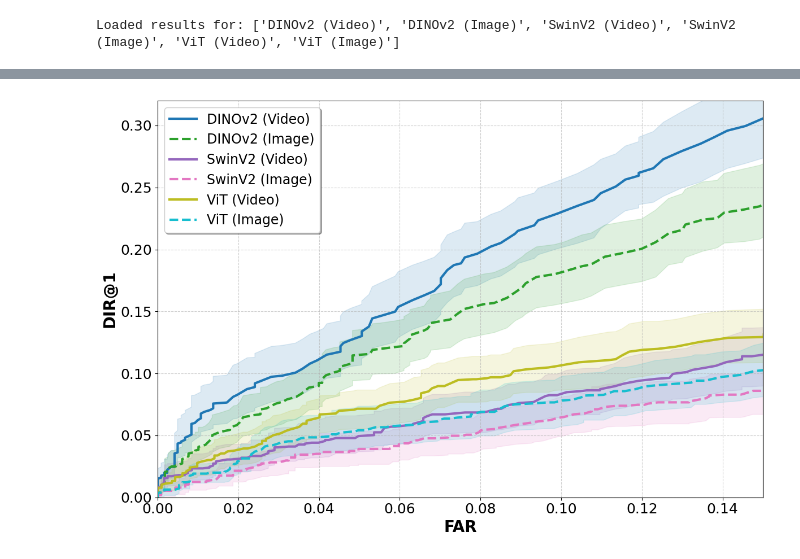
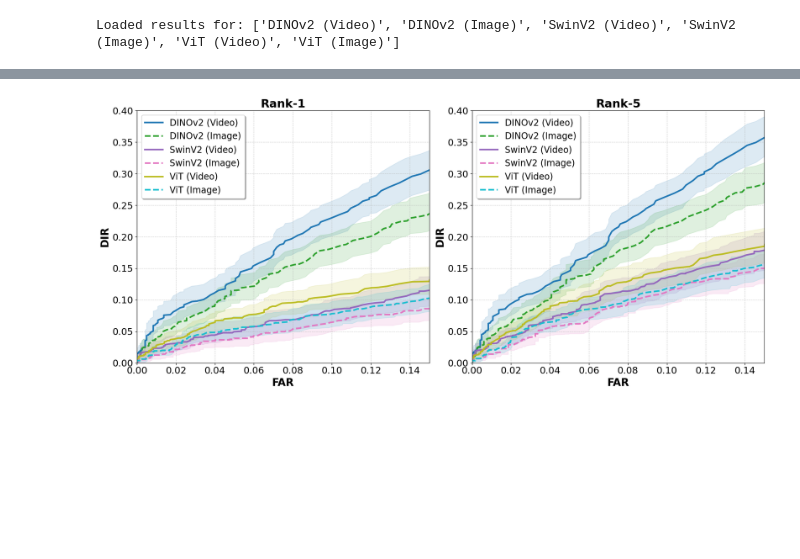
Before and after one commit to markoMedved/DogReID-1553, a Jupyter notebook: evaluation/open_set_plots.ipynb, the cells around one changed output, grey strips where cells are left out. Saved outputs shown, nothing was run; the diff lists cells and outputs as text; code cells hidden in the pictures; blank space fills up the shorter version.

```diff
--- a/evaluation/open_set_plots.ipynb
+++ b/evaluation/open_set_plots.ipynb
@@ -105,52 +134,66 @@ ViT (Image)               | 0.019 [0.012, 0.027] | 0.054 [0.040, 0.074] | 0.078
 # %%
 # -------------------------------------------------------------
 # --- Plotting Configuration ---
 # -------------------------------------------------------------
 MAX_FAR = 0.15
 FAR_TICK_STEP = 0.02
 FONT_SIZE = 18
-MAX_DIR = 0.32
+
+# Separate MAX_DIR limits because Rank-5 values will be much higher than Rank-1
+MAX_DIR_R1 = 0.4
+MAX_DIR_R5 = 0.4  # <-- Adjust this depending on your results
 
 # -------------------------------------------------------------
-# --- Plotting Open-World Curves ---
+# --- Plotting Open-World Curves (Side-by-Side Subplots) ---
 # -------------------------------------------------------------
 
-plt.figure(figsize=(12, 8)) # Slightly larger figure helps with large fonts
-# Ensure we use the loaded dictionary name
-colors = plt.cm.get_cmap('tab10', len(all_results))
+# Create a figure with 1 row and 2 columns
+fig, axes = plt.subplots(1, 2, figsize=(18, 8))
 
-for i, (name, res) in enumerate(all_results.items()):
-    fars = res["mean_fars"]
-    dirs = res["mean_dirs"]
-    dirs_lower = res["lower_dirs"]
-    dirs_upper = res["upper_dirs"]
-    color = colors(i)
+plot_configs = [
+    {"suffix": "r1", "title": "Rank-1", "max_dir": MAX_DIR_R1, "ax": axes[0]},
+    {"suffix": "r5", "title": "Rank-5", "max_dir": MAX_DIR_R5, "ax": axes[1]}
+]
 
-    plt.fill_between(fars, dirs_lower, dirs_upper, color=color, alpha=0.15)
+for config in plot_configs:
+    ax = config["ax"]
+    colors = plt.cm.get_cmap('tab10', len(all_results))
 
-    line_style = '-' if "(Video)" in name or "(Image)" not in name else '--'
-    plt.plot(fars, dirs, color=color, linestyle=line_style, linewidth=3, label=name)
+    for i, (name, res) in enumerate(all_results.items()):
+        fars       = res["mean_fars"]
 
-# --- Format the Plot with Larger Fonts ---
-plt.xlabel("FAR", fontsize=FONT_SIZE + 2, fontweight='bold')
-plt.ylabel("DIR@1", fontsize=FONT_SIZE + 2, fontweight='bold')
+        # Dynamically grab the correct keys based on the current loop (r1 or r5)
+        dirs       = res[f"mean_dirs_{config['suffix']}"]
+        dirs_lower = res[f"lower_dirs_{config['suffix']}"]
+        dirs_upper = res[f"upper_dirs_{config['suffix']}"]
 
-# --- Axis Tick Labels ---
-plt.xticks(np.arange(0, MAX_FAR + 0.01, step=FAR_TICK_STEP), fontsize=FONT_SIZE)
-plt.yticks(fontsize=FONT_SIZE)
+        color = colors(i)
 
-# --- Dynamic Axis Control ---
-plt.xlim(0, MAX_FAR)
-plt.ylim(0, MAX_DIR) # Increased to 0.40 to ensure the legend doesn't overlap lines
+        ax.fill_between(fars, dirs_lower, dirs_upper, color=color, alpha=0.15)
 
-plt.grid(True, linestyle='--', alpha=0.6)
+        line_style = '-' if "(Video)" in name or "(Image)" not in name else '--'
+        ax.plot(fars, dirs, color=color, linestyle=line_style, linewidth=3, label=name)
 
-# --- Legend Configuration ---
-# loc='upper left' as requested, with a slightly smaller font than the axis labels
-plt.legend(fontsize=FONT_SIZE - 1, loc='upper left', frameon=True, shadow=True, facecolor='white')
+    # --- Format the Subplot with Larger Fonts ---
+    ax.set_title(config["title"], fontsize=FONT_SIZE + 4, fontweight='bold')
+    ax.set_xlabel("FAR", fontsize=FONT_SIZE + 2, fontweight='bold')
+    ax.set_ylabel("DIR", fontsize=FONT_SIZE + 2, fontweight='bold')
+
+    # --- Axis Tick Labels ---
+    ax.set_xticks(np.arange(0, MAX_FAR + 0.01, step=FAR_TICK_STEP))
+    ax.tick_params(axis='both', which='major', labelsize=FONT_SIZE)
+
+    # --- Dynamic Axis Control ---
+    ax.set_xlim(0, MAX_FAR)
+    ax.set_ylim(0, config["max_dir"])
+
+    ax.grid(True, linestyle='--', alpha=0.6)
+
+    # --- Legend Configuration ---
+    ax.legend(fontsize=FONT_SIZE - 1, loc='upper left', frameon=True, shadow=True, facecolor='white')
 
 plt.tight_layout()
 plt.savefig("figs/open_world.png")
 plt.show()
 # %% [output]
-[figure, old version]
+[figure, new version]
```
Also changed, not shown: parts of 1 cell of this notebook, 8 other files.
